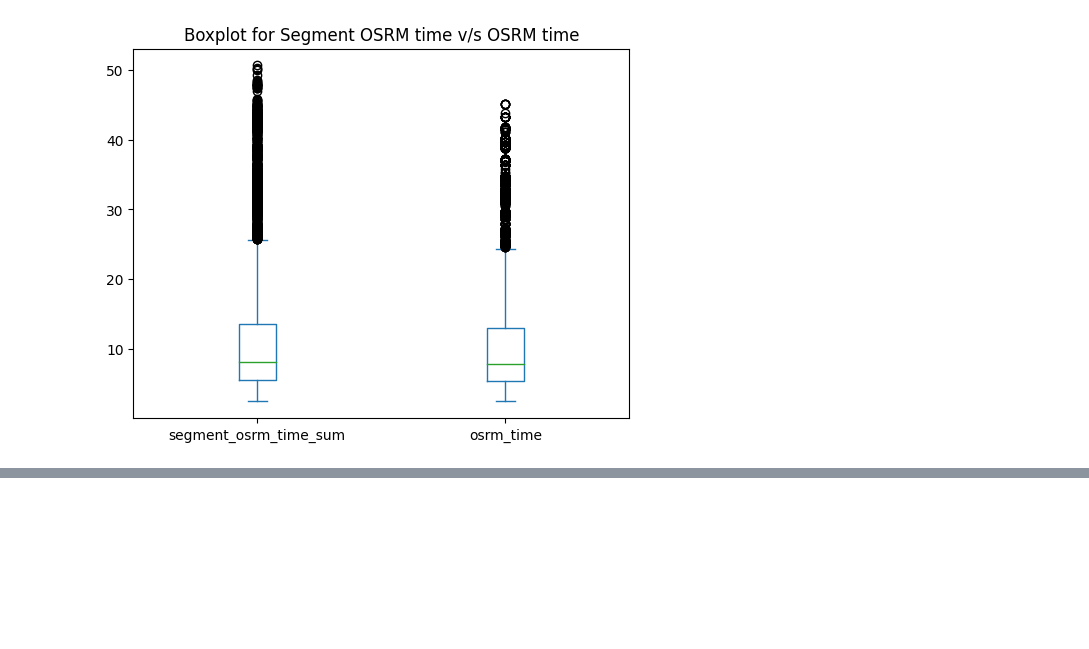
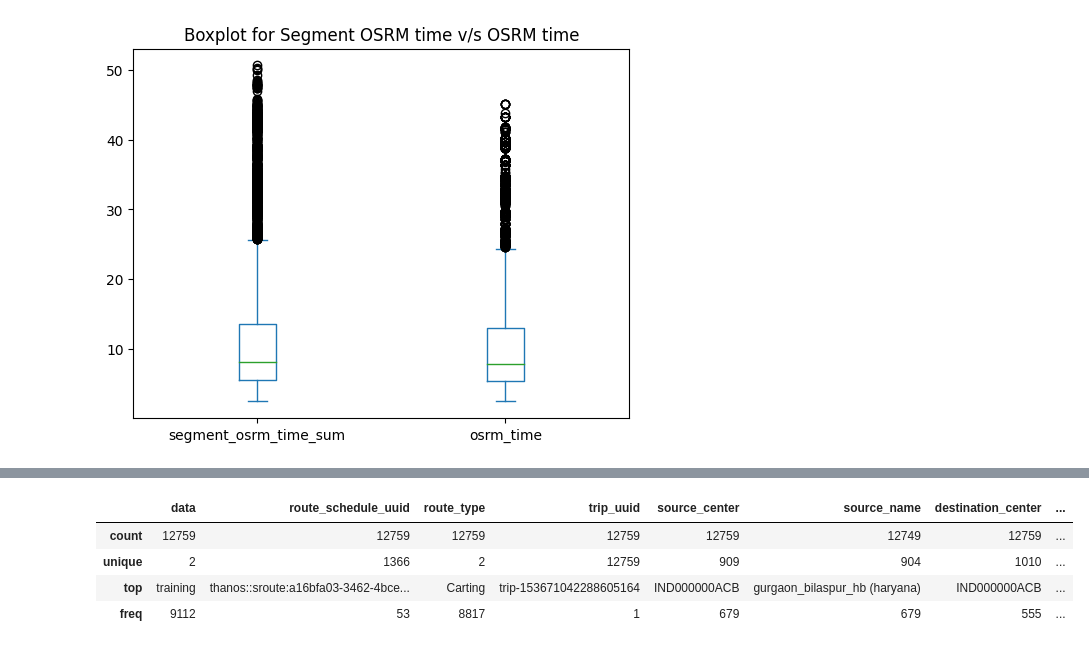
Before and after one commit to trehansalil/delhivery_analysis, a Jupyter notebook: analysis.ipynb, the cells around one changed output, grey strips where cells are left out. Saved outputs shown, nothing was run; the diff lists cells and outputs as text; code cells hidden in the pictures; blank space fills up the shorter version.

```diff
--- a/analysis.ipynb
+++ b/analysis.ipynb
@@ -669,3 +692,8 @@ plt.show()
 # This invites outlier treatment via IQR method, which will help reduce the impact of very high outliers on the overall analysis
 # %% [output]
 [figure]
+# %%
+num_cols = ['start_scan_to_end_scan', 'od_trip_duration',
+       'actual_distance_to_destination', 'actual_time', 'osrm_time',
+       'osrm_distance', 'segment_actual_time_sum', 'segment_osrm_distance_sum',
+       'segment_osrm_time_sum']
@@ -672 +718,14 @@ plt.show()
+# %%
+# Quantile Calculations
+
+Q1 = trip[num_cols].quantile(0.25)
+Q3 = trip[num_cols].quantile(0.75)
+
+# IQR Calculations
+IQR = Q3 - Q1
+# %%
+# Lower Bound and Upper Bound
+
+LB = Q1 - 1.5 * IQR
+UB = Q3 + 1.5 * IQR
 # %%
@@ -686,0 +735,4 @@ Name: source_name, Length: 14817, dtype: object
+# %%
+# Removing the Outliers from our Overall Analysis
+
+trip = trip[-((trip[num_cols] < (LB)) | (trip[num_cols] > (UB))).any(axis=1)].reset_index(drop=True)
@@ -686,0 +754,8 @@ Name: source_name, Length: 14817, dtype: object
+# %%
+trip.describe(include='object')
+# %% [output]
+|  | data | route_schedule_uuid | route_type | trip_uuid | source_center | source_name | destination_center | ... |
+| count | 12759 | 12759 | 12759 | 12759 | 12759 | 12749 | 12759 | ... |
+| unique | 2 | 1366 | 2 | 12759 | 909 | 904 | 1010 | ... |
+| top | training | thanos::sroute:a16bfa03-3462-4bce... | Carting | trip-153671042288605164 | IND000000ACB | gurgaon_bilaspur_hb (haryana) | IND000000ACB | ... |
+| freq | 9112 | 53 | 8817 | 1 | 679 | 679 | 555 | ... |
```
Also changed, not shown: parts of 24 cells of this notebook.
